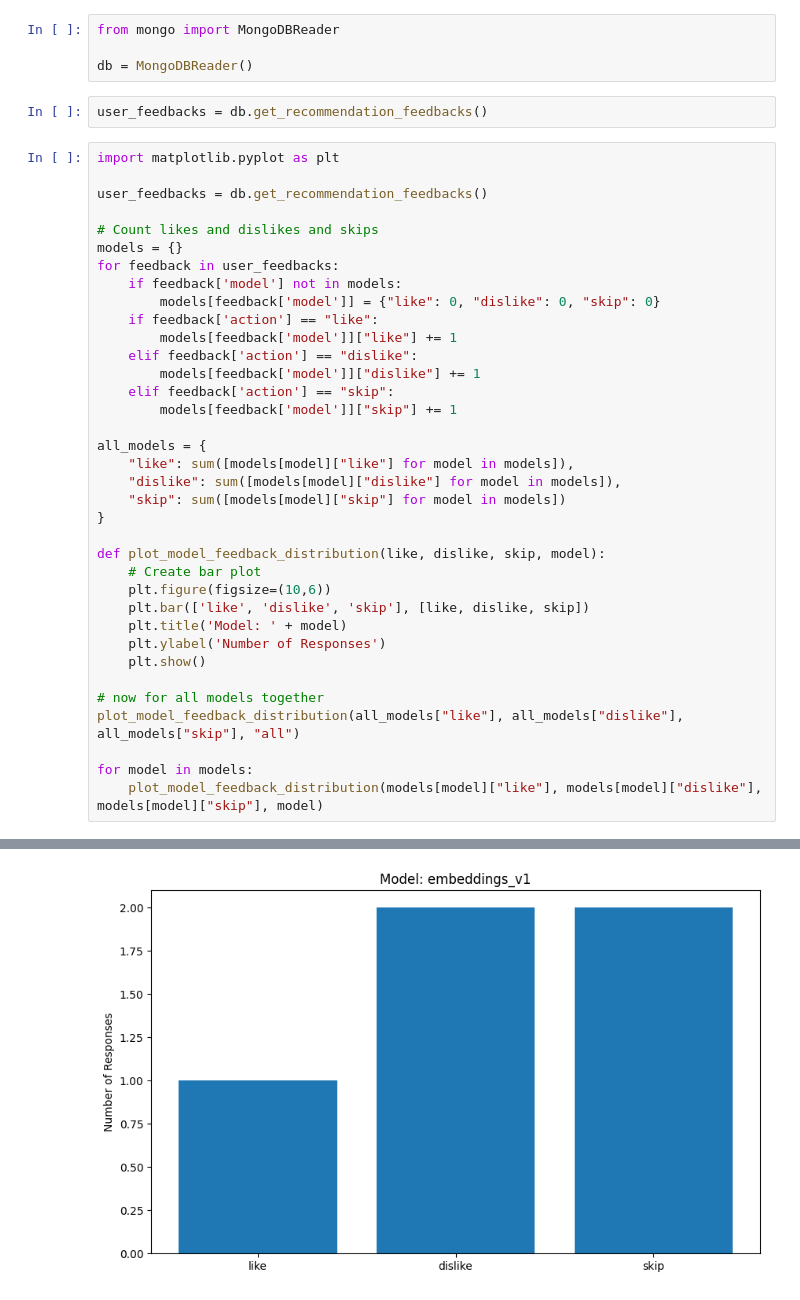
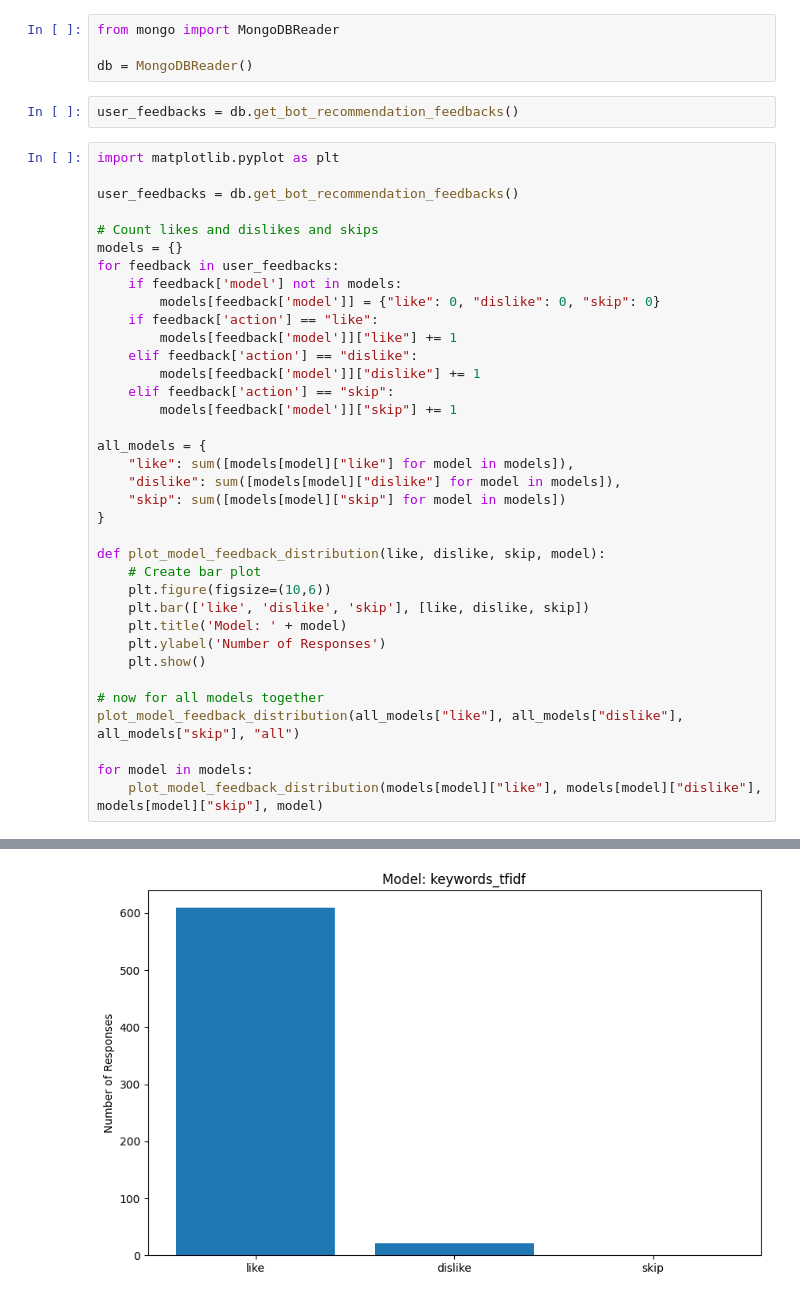
Before and after one commit to tomz197/course-recommender, a Jupyter notebook: notebooks/analysis/analyze_recommendation_feedback.ipynb, the cells around one changed output, grey strips where cells are left out. Saved outputs shown, nothing was run; the diff lists cells and outputs as text.

Commit message:
🔥feat🔥 add gemini feedbacks

```diff
--- a/notebooks/analysis/analyze_recommendation_feedback.ipynb
+++ b/notebooks/analysis/analyze_recommendation_feedback.ipynb
@@ -3,11 +3,11 @@ from mongo import MongoDBReader
 
 db = MongoDBReader()
 # %%
-user_feedbacks = db.get_recommendation_feedbacks()
+user_feedbacks = db.get_bot_recommendation_feedbacks()
 # %%
 import matplotlib.pyplot as plt
 
-user_feedbacks = db.get_recommendation_feedbacks()
+user_feedbacks = db.get_bot_recommendation_feedbacks()
 
 # Count likes and dislikes and skips
 models = {}
@@ -45 +45 @@ for model in models:
-[figure, old version]
+[figure, new version]
```
Also changed, not shown: parts of 2 cells of this notebook, 3 other files.
